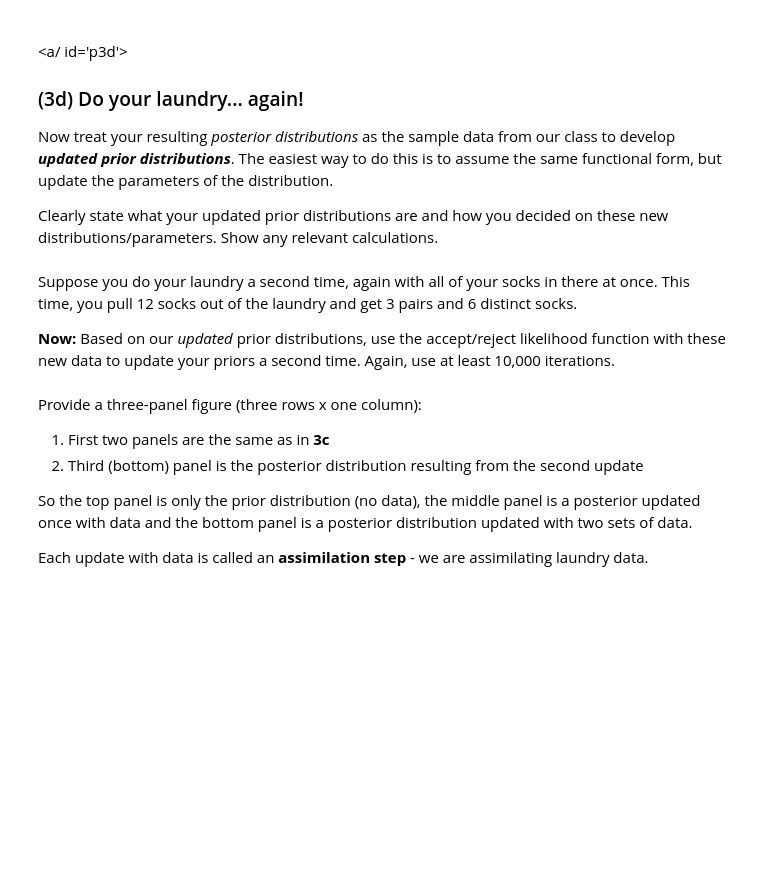
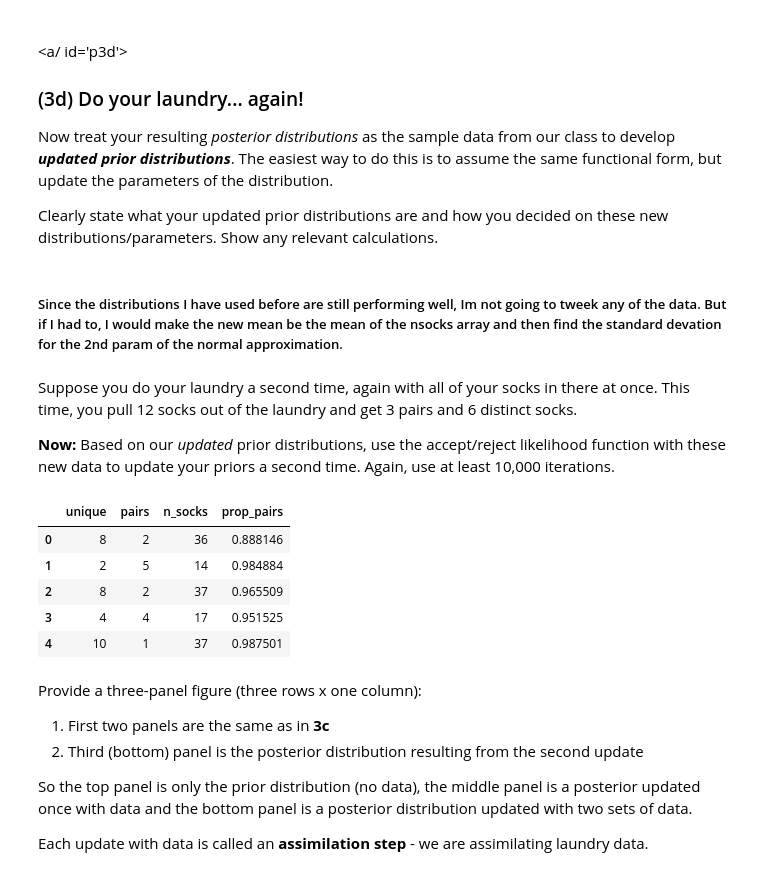
Before and after one commit to BrennonLee/AI, a Jupyter notebook: hw/csci3202_hw04_Brennon_Lee.ipynb, the cells around one changed output. Saved outputs shown, nothing was run; the diff lists cells and outputs as text; code cells hidden in the pictures; blank space fills up the shorter version.

```diff
--- a/hw/csci3202_hw04_Brennon_Lee.ipynb
+++ b/hw/csci3202_hw04_Brennon_Lee.ipynb
@@ -1225,10 +1225,45 @@ Save the samples from the prior distributions as lists or in a Pandas data frame
 Now treat your resulting *posterior distributions* as the sample data from our class to develop ***updated prior distributions***.  The easiest way to do this is to assume the same functional form, but update the parameters of the distribution.
 
 Clearly state what your updated prior distributions are and how you decided on these new distributions/parameters. Show any relevant calculations.
+# %% [markdown]
+##### Since the distributions I have used before are still performing well, Im not going to tweek any of the data. But if I had to, I would make the new mean be the mean of the nsocks array and then find the standard devation for the 2nd param of the normal approximation.
 # %% [markdown]
 Suppose you do your laundry a second time, again with all of your socks in there at once.  This time, you pull 12 socks out of the laundry and get 3 pairs and 6 distinct socks.
 
 **Now:** Based on our *updated* prior distributions, use the accept/reject likelihood function with these new data to update your priors a second time. Again, use at least 10,000 iterations.
+# %%
+nsocks.append(12)
+prop_pairs.append(.5)
+
+
+n_picked = 12     # The number of socks to pick out of the laundry
+n_iter = 10000    # The number of iteration to run the sock-drawing simulation
+
+results2 = []
+
+for k in range(n_iter):
+
+    # how many socks do we have? <-- This is a draw from the priors!
+    n_socks = int(stats.nbinom.rvs(n=new_prior_size, p=new_prior_p, size=1))
+    ppairs = float(stats.beta.rvs(a=new_prior_alpha, b=new_prior_beta, size=1))
+
+    # run our model
+    unique, num_pairs = sock_model(n_socks=n_socks, prop_pairs=ppairs, n_picked=n_picked)
+
+    results2.append([unique, num_pairs, n_socks, ppairs])
+
+
+dfSocks2 = pd.DataFrame(results2, columns=['unique', 'pairs', 'n_socks', 'prop_pairs'])
+
+# let's see what this looks like
+dfSocks2.head()
+# %% [output]
+|  | unique | pairs | n_socks | prop_pairs |
+| 0 | 8 | 2 | 36 | 0.888146 |
+| 1 | 2 | 5 | 14 | 0.984884 |
+| 2 | 8 | 2 | 37 | 0.965509 |
+| 3 | 4 | 4 | 17 | 0.951525 |
+| 4 | 10 | 1 | 37 | 0.987501 |
 # %% [markdown]
 Provide a three-panel figure (three rows x one column):
 1. First two panels are the same as in **3c**
```
Also changed, not shown: parts of 10 cells of this notebook.
